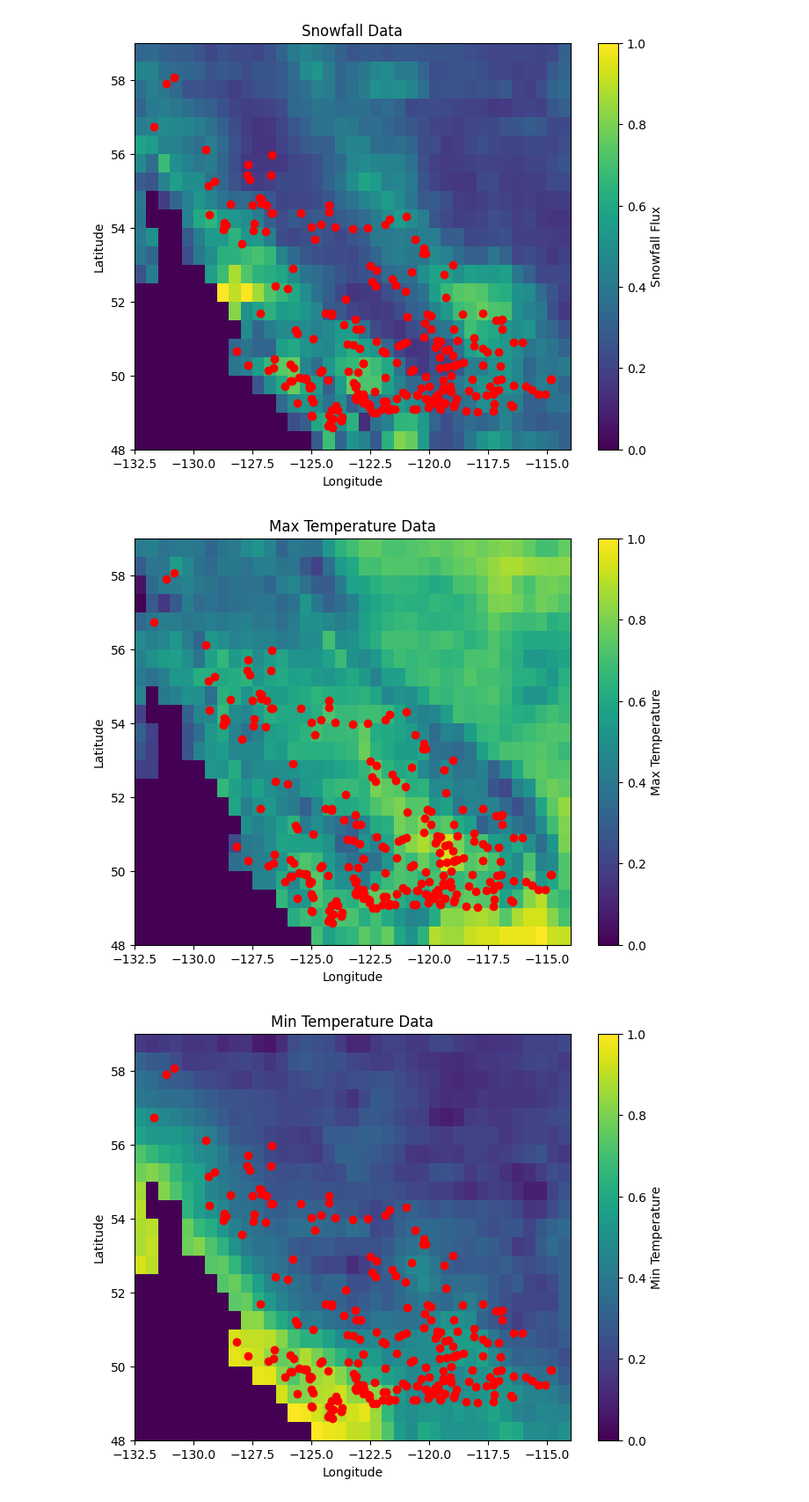
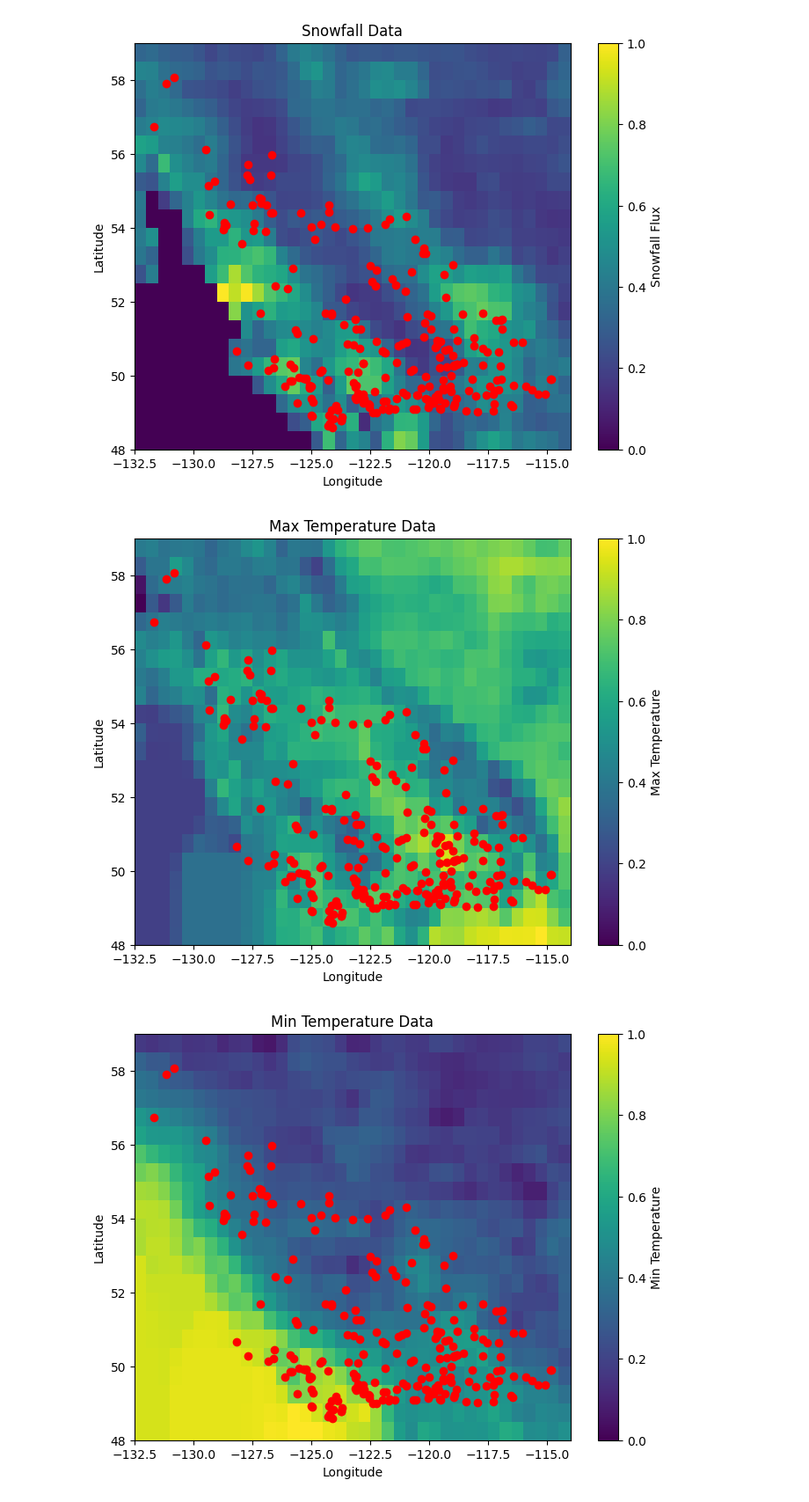
Before and after one commit to TWilson05/EOSC-410-Final-Project, a Jupyter notebook: preprocess_data.ipynb, the cells around one changed output. Shown at 88% size. Drawn from its saved outputs; the diff is of its cells as text; code cells hidden in the pictures.

```diff
--- a/preprocess_data.ipynb
+++ b/preprocess_data.ipynb
@@ -458,6 +458,34 @@ plt.show()
 # %%
 # do this for max temperature
 temp_max = np.load('data/weather_data/max_temp_data.npy')
+
+# assign 0 to nan values
+temp_max = np.where(temp_max == 0, np.nan, temp_max)
+
+while np.isnan(temp_max).any():
+    for i in range(temp_max.shape[1]):
+        for j in range(temp_max.shape[2]):
+            if np.isnan(temp_max[:, i, j]).all():
+                count = 0
+                temp_max[:,i,j] = 0
+                if i - 1 >= 0 and not np.isnan(temp_max[:, i - 1, j]).all():
+                    temp_max[:,i,j] += temp_max[:, i - 1, j]
+                    count += 1
+                if i + 1 < temp_max.shape[1] and not np.isnan(temp_max[:, i + 1, j]).all():
+                    temp_max[:,i,j] += temp_max[:, i + 1, j]
+                    count += 1
+                if j - 1 >= 0 and not np.isnan(temp_max[:, i, j - 1]).all():
+                    temp_max[:,i,j] += temp_max[:, i, j - 1]
+                    count += 1
+                if j + 1 < temp_max.shape[2] and not np.isnan(temp_max[:, i, j + 1]).all():
+                    temp_max[:,i,j] += temp_max[:, i, j + 1]
+                    count += 1
+                if count == 0:
+                    temp_max[:,i,j] = np.nan
+                else:
+                    temp_max[:,i,j] *= 1 / count
+
+
 temp_max_max = np.max(temp_max, axis=0) - 273.15
 
 # Create the plot
@@ -470,20 +498,47 @@ plt.ylabel('Latitude')
 plt.title('Max Temperature Data')
 plt.show()
 # %% [output]
-[figure, old version]
+[figure, new version]
 # %%
 # do this for min temperature
 temp_min = np.load('data/weather_data/min_temp_data.npy')
+
+# assign 0 to nan values
+temp_min = np.where(temp_min == 0, np.nan, temp_min)
+
+while np.isnan(temp_min).any():
+    for i in range(temp_min.shape[1]):
+        for j in range(temp_min.shape[2]):
+            if np.isnan(temp_min[:, i, j]).all():
+                count = 0
+                temp_min[:,i,j] = 0
+                if i - 1 >= 0 and not np.isnan(temp_min[:, i - 1, j]).all():
+                    temp_min[:,i,j] += temp_min[:, i - 1, j]
+                    count += 1
+                if i + 1 < temp_min.shape[1] and not np.isnan(temp_min[:, i + 1, j]).all():
+                    temp_min[:,i,j] += temp_min[:, i + 1, j]
+                    count += 1
+                if j - 1 >= 0 and not np.isnan(temp_min[:, i, j - 1]).all():
+                    temp_min[:,i,j] += temp_min[:, i, j - 1]
+                    count += 1
+                if j + 1 < temp_min.shape[2] and not np.isnan(temp_min[:, i, j + 1]).all():
+                    temp_min[:,i,j] += temp_min[:, i, j + 1]
+                    count += 1
+                if count == 0:
+                    temp_min[:,i,j] = np.nan
+                else:
+                    temp_min[:,i,j] *= 1 / count
+
 temp_min_min = np.min(temp_min, axis=0) - 273.15
 
 # Create the plot
 plt.figure(figsize=(8, 6))
 plt.pcolormesh(measured_lons, measured_lats, temp_min_min, cmap='viridis', vmin=-50, shading='auto')
 plt.scatter(lons, lats, c='red')
 plt.colorbar(label='Min Temperature')
 plt.xlabel('Longitude')
 plt.ylabel('Latitude')
 plt.title('Min Temperature Data')
 plt.show()
 # %% [output]
-[figure, old version]
+[figure, new version]
```
Also changed, not shown: parts of 1 cell of this notebook, 1 other file.
